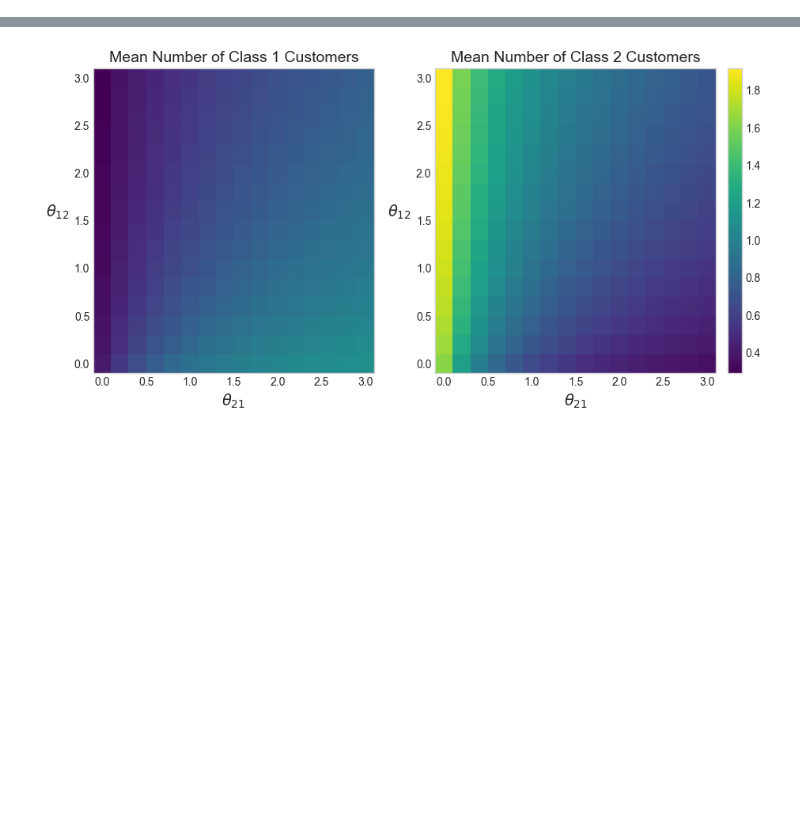
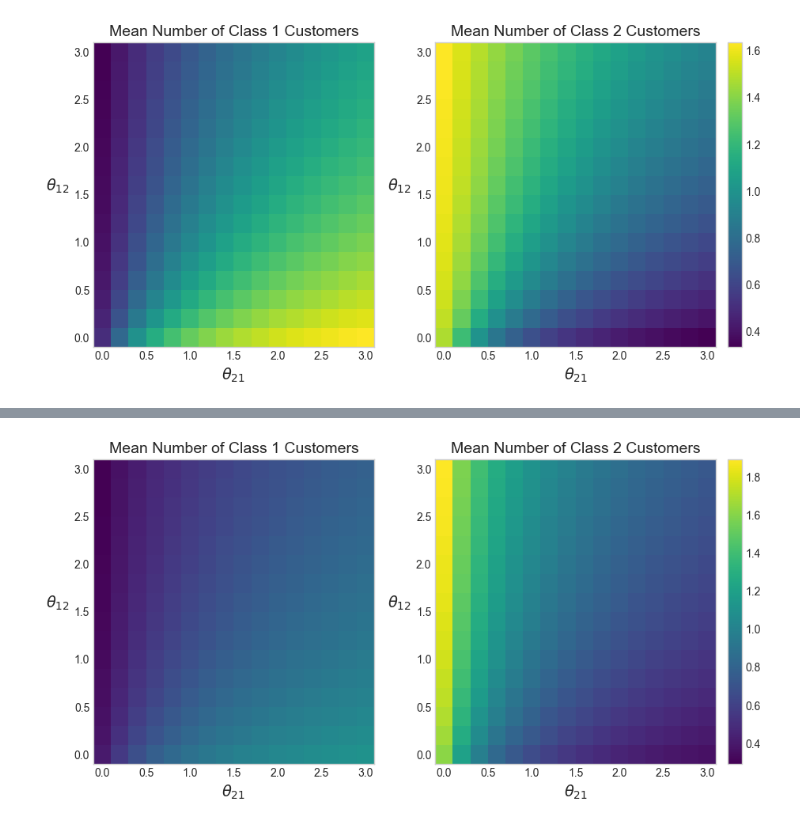
Before and after one commit to geraintpalmer/DynamicClasses, a Jupyter notebook: src/Effect of Parameters.ipynb, the cells around one changed output, grey strips where cells are left out. Cells and saved outputs as stored; diff of their text form; code cells hidden in the pictures; blank space fills up the shorter version.

```diff
--- a/src/Effect of Parameters.ipynb
+++ b/src/Effect of Parameters.ipynb
@@ -199,0 +242,9 @@ max(results_1["p_hit_bound"][th12][th21] for th12 in theta12s for th21 in theta2
+# %%
+results_B = run_scenario_experiments(
+    mu1=3, mu2=3, theta12s=theta12s, theta21s=theta21s, bound=bound
+)
+# %%
+fig_Bn = plot_mean_num_custs(results_B, theta12s, theta21s)
+fig_Bn.savefig("../tex/img/vary_thetas_meancusts_scenB.pdf")
+# %% [output]
+[figure, added]
```
Also changed, not shown: parts of 28 cells of this notebook, 31 other files.
